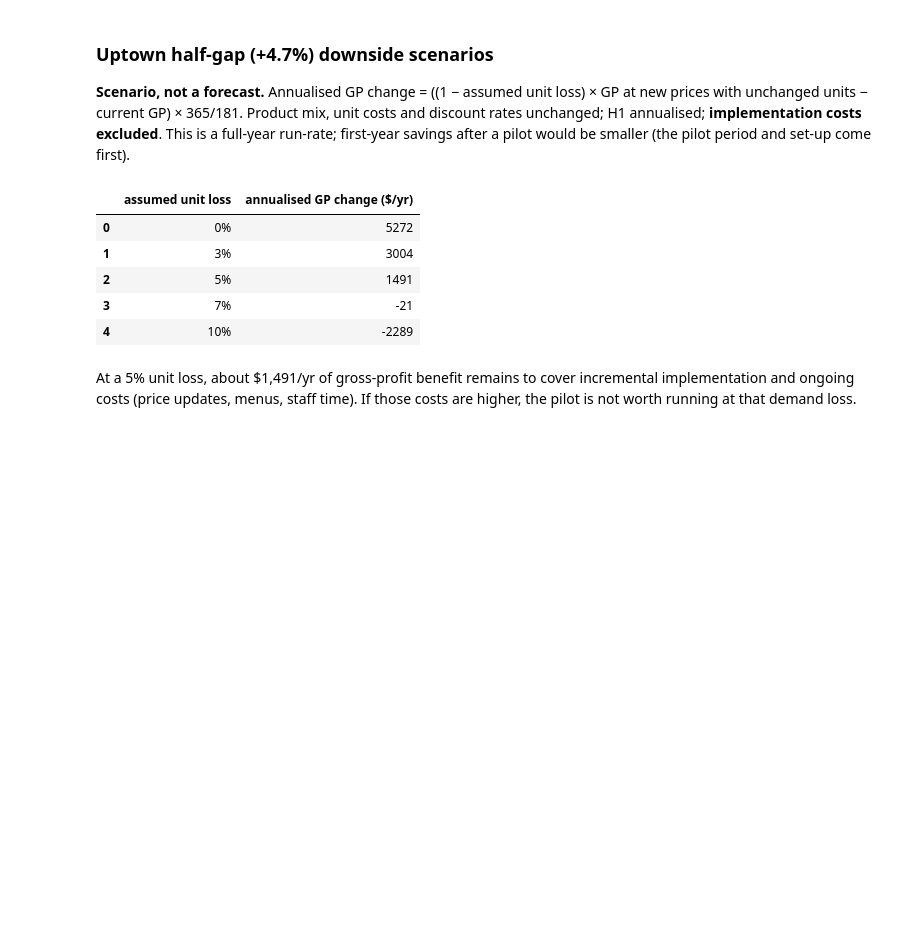
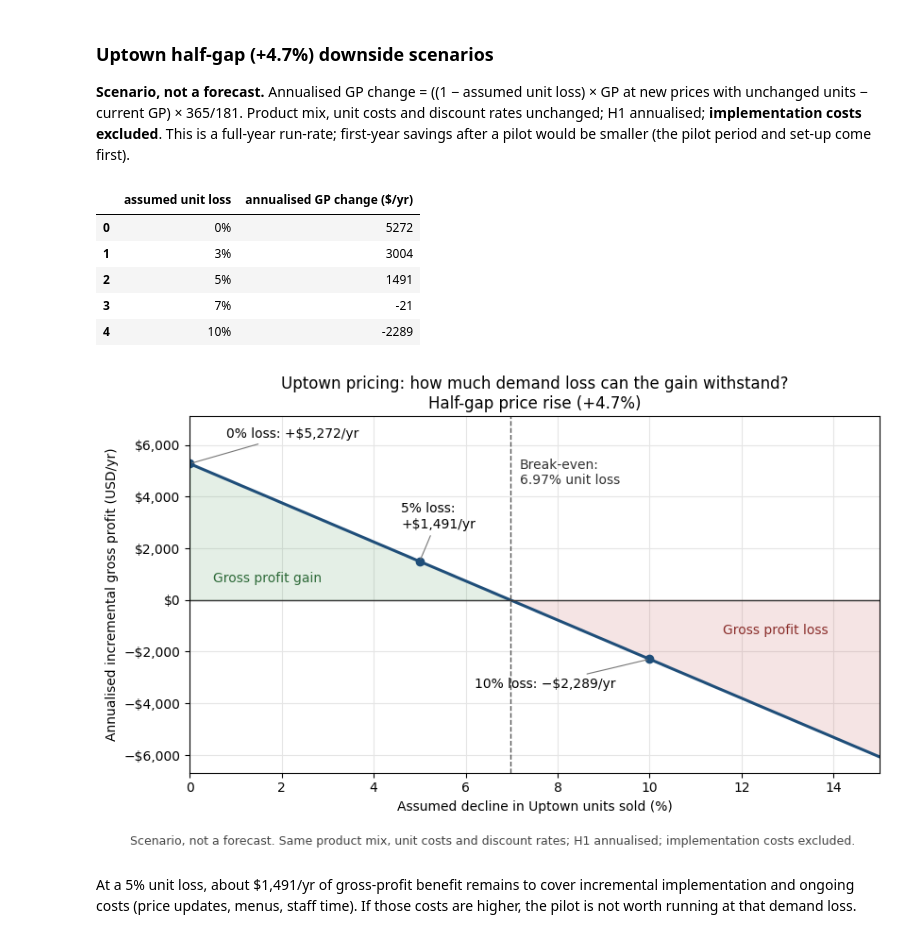
Before and after one commit to Zahraa0610/EECE490-HACKATHON-zjad, a Jupyter notebook: notebooks/05_profit_levers.ipynb, the cells around one changed output. Saved outputs shown, nothing was run; the diff lists cells and outputs as text; code cells hidden in the pictures; blank space fills up the shorter version.

```diff
--- a/notebooks/05_profit_levers.ipynb
+++ b/notebooks/05_profit_levers.ipynb
@@ -8,8 +8,10 @@ This notebook turns Steps 2–4 into board decisions with dollar figures, ranked
 from pathlib import Path
 import numpy as np
 import pandas as pd
+import matplotlib.pyplot as plt
 
 ROOT = Path.cwd().parent if Path.cwd().name == "notebooks" else Path.cwd()
+FIG = ROOT / "reports" / "figures"
 raw = pd.read_csv(ROOT / "data" / "raw" / "stories_transactions.csv")
 raw["Date"] = pd.to_datetime(raw["Date"])
 ANN = 365 / 181
@@ -97,6 +99,35 @@ downside
 | 2 | 5% | 1491 |
 | 3 | 7% | -21 |
 | 4 | 10% | -2289 |
+# %%
+L = np.linspace(0, 0.15, 301)
+y = ((1 - L) * gp_new - gp_now) * ANN
+be = 1 - gp_now / gp_new
+fig, ax = plt.subplots(figsize=(8.5, 5.2), facecolor="white")
+ax.fill_between(L * 100, y, 0, where=y >= 0, color="#4c9a5b", alpha=0.15, interpolate=True)
+ax.fill_between(L * 100, y, 0, where=y < 0, color="#c0504d", alpha=0.15, interpolate=True)
+ax.plot(L * 100, y, color="#1f4e79", lw=2.2)
+ax.axhline(0, color="#333", lw=1)
+ax.axvline(be * 100, color="#555", ls="--", lw=1)
+ax.text(be * 100 + 0.2, y.max() * 0.85, f"Break-even:\n{be:.2%} unit loss", fontsize=10, color="#333")
+for pt, dx, dy in [(0.00, 0.8, 1000), (0.05, -0.4, 1300), (0.10, -3.8, -1100)]:
+    v = ((1 - pt) * gp_new - gp_now) * ANN
+    ax.plot(pt * 100, v, "o", color="#1f4e79")
+    ax.annotate(f"{pt:.0%} loss:{chr(10) if pt == 0.05 else ' '}{'+' if v >= 0 else '−'}${abs(v):,.0f}/yr", (pt * 100, v), xytext=(pt * 100 + dx, v + dy),
+                fontsize=10, arrowprops=dict(arrowstyle="-", color="#777", lw=0.8))
+ax.text(0.5, 700, "Gross profit gain", color="#2f6b3a", fontsize=10)
+ax.text(11.6, -1300, "Gross profit loss", color="#8b2f2c", fontsize=10)
+ax.set_xlim(0, 15); ax.set_ylim(y.min() * 1.1, y.max() * 1.35)
+ax.set_xlabel("Assumed decline in Uptown units sold (%)")
+ax.set_ylabel("Annualised incremental gross profit (USD/yr)")
+ax.yaxis.set_major_formatter(plt.FuncFormatter(lambda v, _: f"{'−' if v < 0 else ''}${abs(v):,.0f}"))
+ax.grid(color="#e5e5e5"); ax.set_axisbelow(True)
+ax.set_title("Uptown pricing: how much demand loss can the gain withstand?\nHalf-gap price rise (+4.7%)", fontsize=12)
+fig.text(0.5, 0.015, "Scenario, not a forecast. Same product mix, unit costs and discount rates; "
+         "H1 annualised; implementation costs excluded.", ha="center", fontsize=9, color="#444")
+plt.tight_layout(rect=(0, 0.05, 1, 1)); plt.savefig(FIG / "uptown_profit_sensitivity.png", dpi=170, facecolor="white"); plt.show()
+# %% [output]
+[figure, added]
 # %% [markdown]
 At a 5% unit loss, about $1,491/yr of gross-profit benefit remains to cover incremental implementation and ongoing costs (price updates, menus, staff time). If those costs are higher, the pilot is not worth running at that demand loss.
 # %% [markdown]
```
Also changed, not shown: 7 other files.
